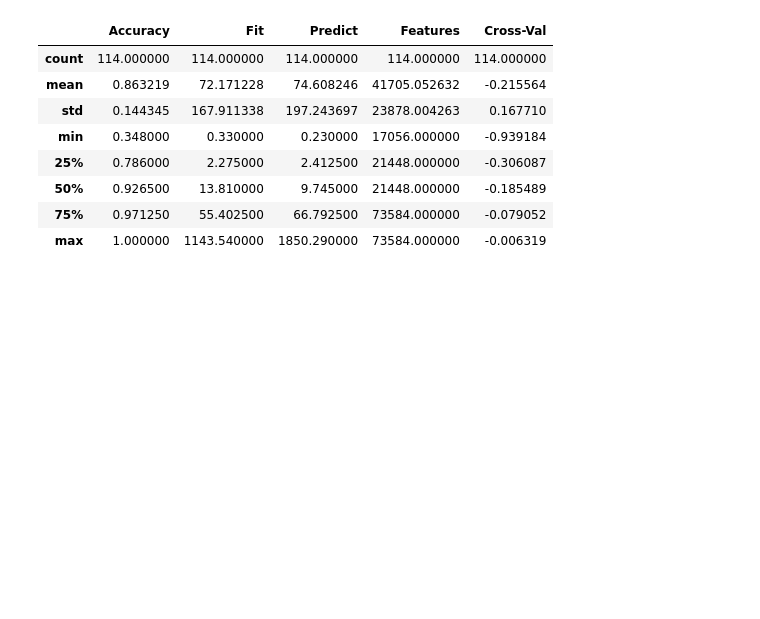
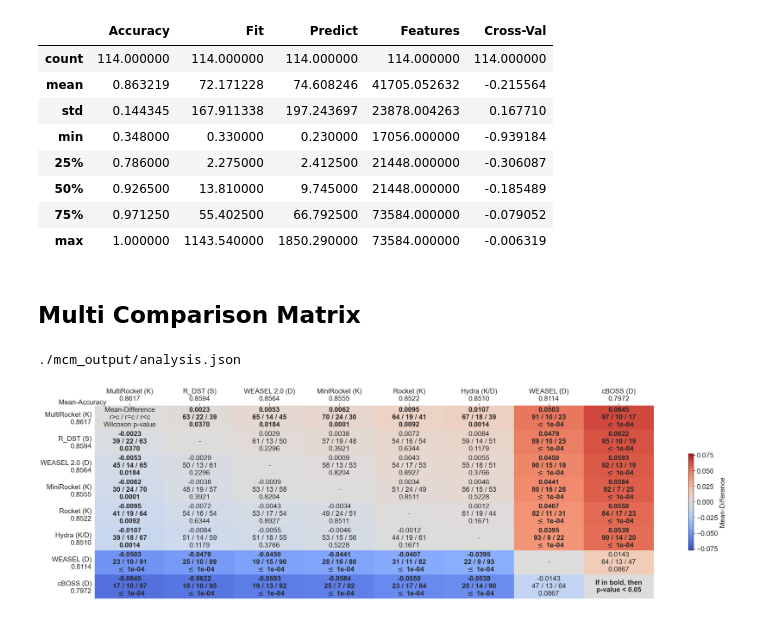
Before and after one commit to gerryc-0/Why-so-Time-Serious, a Jupyter notebook: notebooks/evaluation_v2.ipynb, the cells around one changed output. Saved outputs shown, nothing was run; the diff lists cells and outputs as text; code cells hidden in the pictures; blank space fills up the shorter version.

Commit message:
Updates to evaluation notebook. Cells for Multi Comparison Matrix.

```diff
--- a/notebooks/evaluation_v2.ipynb
+++ b/notebooks/evaluation_v2.ipynb
@@ -764,3 +760,24 @@ df_memory.set_index("Classifier").loc[["WEASEL 2.0"]].describe()
 | 50% | 0.926500 | 13.810000 | 9.745000 | 21448.000000 | -0.185489 |
 | 75% | 0.971250 | 55.402500 | 66.792500 | 73584.000000 | -0.079052 |
 | max | 1.000000 | 1143.540000 | 1850.290000 | 73584.000000 | -0.006319 |
+# %% [markdown]
+## Multi Comparison Matrix
+# %%
+df_mcm = df_clean.copy()
+df_mcm.index.name = "dataset_name"
+
+os.makedirs("./mcm_output", exist_ok=True)
+
+MCM.compare(
+    output_dir="./mcm_output/",
+    df_results=df_mcm,
+    pdf_savename="heatmap",
+    png_savename="heatmap",
+    fig_size="(14, 20)",
+    font_size="20",
+)
+
+display(Image(filename="./mcm_output/heatmap.png"))
+# %% [output]
+./mcm_output/analysis.json
+[figure, added]
```
Also changed, not shown: parts of 8 cells of this notebook.
